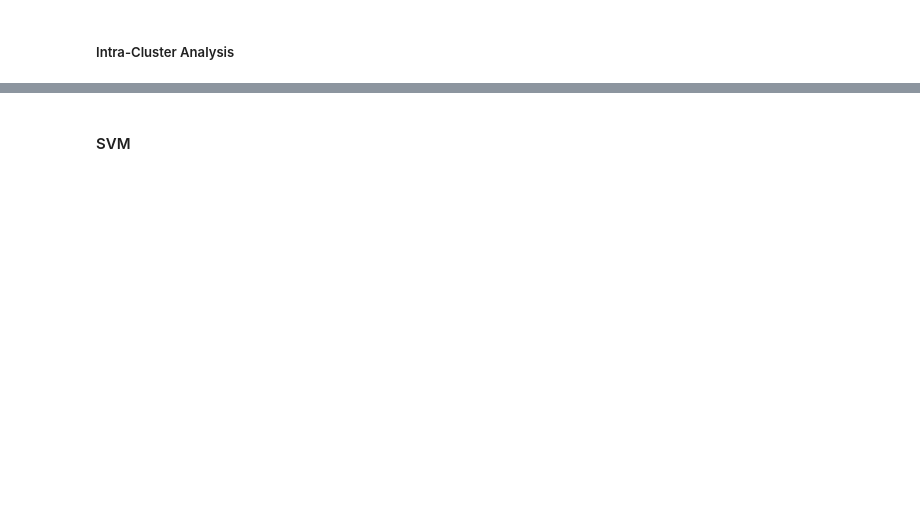
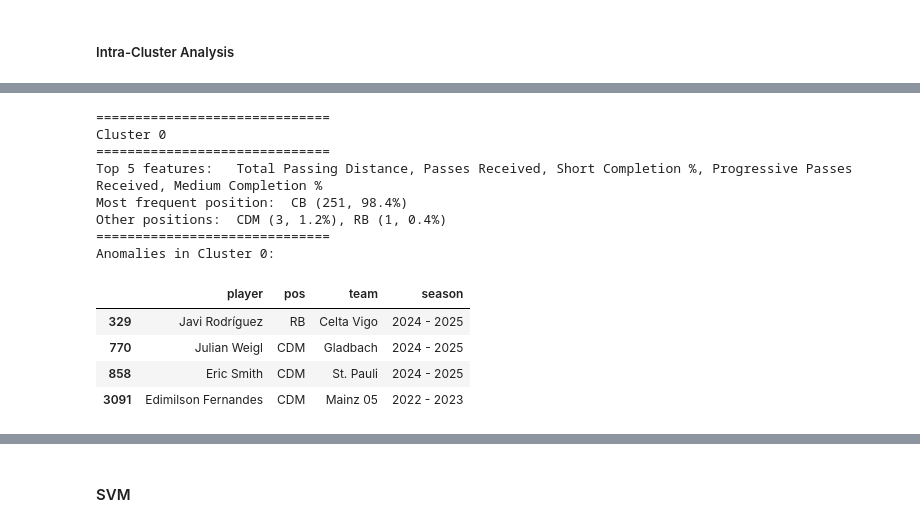
Before and after one commit to andreamurari/DataDriven_Soccer_Scouting, a Jupyter notebook: DataDriven_Soccer_Scouting.ipynb, the cells around one changed output, grey strips where cells are left out. Saved outputs shown, nothing was run; the diff lists cells and outputs as text; code cells hidden in the pictures; blank space fills up the shorter version.

```diff
--- a/DataDriven_Soccer_Scouting.ipynb
+++ b/DataDriven_Soccer_Scouting.ipynb
@@ -1041 +1047,25 @@ ImportError: `Import openpyxl` failed.  Use pip or conda to install the openpyxl
+# %%
+print("==============================")
+print("Cluster 0")
+print("==============================")
+print("Top 5 features: ", df_cluster_analysis.iloc[0, 3])
+print("Most frequent position: ", df_cluster_profile.loc[0, "most freq pos"])
+print("Other positions: ", df_cluster_profile.loc[0, "other positions"])
+print("==============================")
+print("Anomalies in Cluster 0:")
+display(df_clusters[(df_clusters['cluster'] == 0) & (df_clusters['pos'] != "CB")][['player', 'pos', 'team', 'season']])
+# %% [output]
+==============================
+Cluster 0
+==============================
+Top 5 features:   Total Passing Distance, Passes Received, Short Completion %, Progressive Passes Received, Medium Completion %
+Most frequent position:  CB (251, 98.4%)
+Other positions:  CDM (3, 1.2%), RB (1, 0.4%)
+==============================
+Anomalies in Cluster 0:
+|  | player | pos | team | season |
+| 329 | Javi Rodríguez | RB | Celta Vigo | 2024 - 2025 |
+| 770 | Julian Weigl | CDM | Gladbach | 2024 - 2025 |
+| 858 | Eric Smith | CDM | St. Pauli | 2024 - 2025 |
+| 3091 | Edimilson Fernandes | CDM | Mainz 05 | 2022 - 2023 |
 # %%
```
Also changed, not shown: parts of 8 cells of this notebook, 3 other files.
